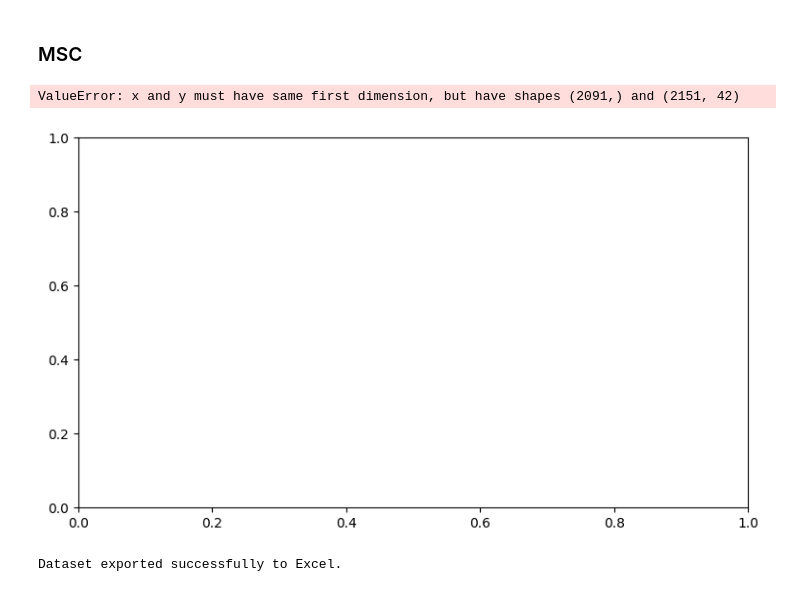
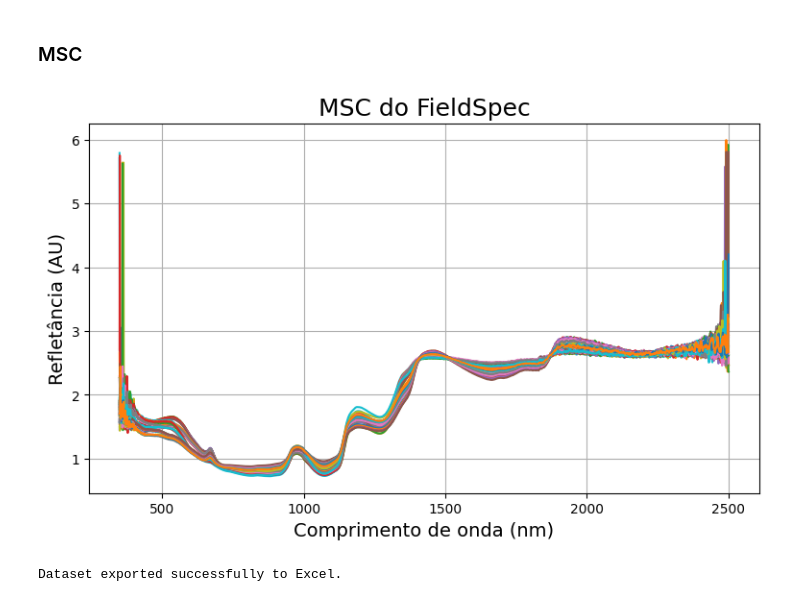
Before and after one commit to xndrxssx/field_spec_data_tests, a Jupyter notebook: field_spec_predição.ipynb, the cells around one changed output. Saved outputs shown, nothing was run; the diff lists cells and outputs as text; code cells hidden in the pictures.

```diff
--- a/field_spec_predição.ipynb
+++ b/field_spec_predição.ipynb
@@ -155,23 +162,23 @@ dados_wl
 df_msc = apply_msc(dados_wl)
 #df_msc
 # %%
+import matplotlib.pyplot as plt
 # Define o tamanho da figura como 12x9 polegadas
 plt.figure(figsize=(9, 5))
 # Plota os dados corrigidos
-plt.plot(np.arange(380, 2471), df_msc.T)
+plt.plot(wl, df_msc.T)
 # Define o rótulo do eixo x como "Comprimento de onda (nm)" com tamanho de fonte 14
 plt.xlabel("Comprimento de onda (nm)", size=14)
 # Define o rótulo do eixo y como "Refletância (AU)" com tamanho de fonte 14
 plt.ylabel("Refletância (AU)", size=14)
 # Define o título do gráfico como "Espectrometria do FieldSpec" com tamanho de fonte 18
 plt.title("MSC do FieldSpec", size=18)
 # Ativa a grade no gráfico
 plt.grid("on")
 # Exibe o gráfico
 plt.show()
 # %% [output]
-ValueError: x and y must have same first dimension, but have shapes (2091,) and (2151, 42)
-[figure, old version]
+[figure, new version]
 # %%
 # Criando um DataFrame a partir dos dados
 df = pd.DataFrame(df_msc)
```
Also changed, not shown: parts of 51 cells of this notebook, 14 other files.
